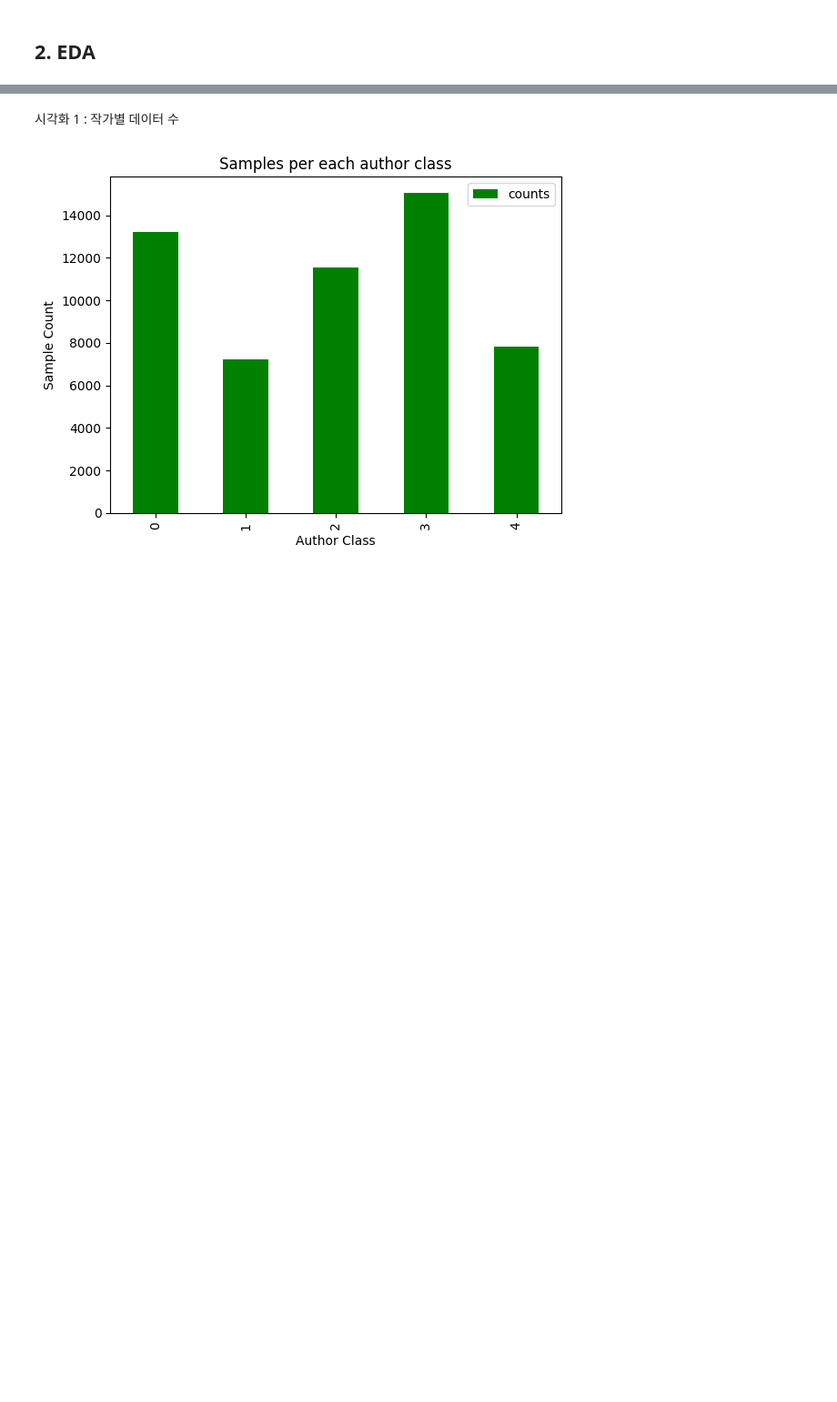
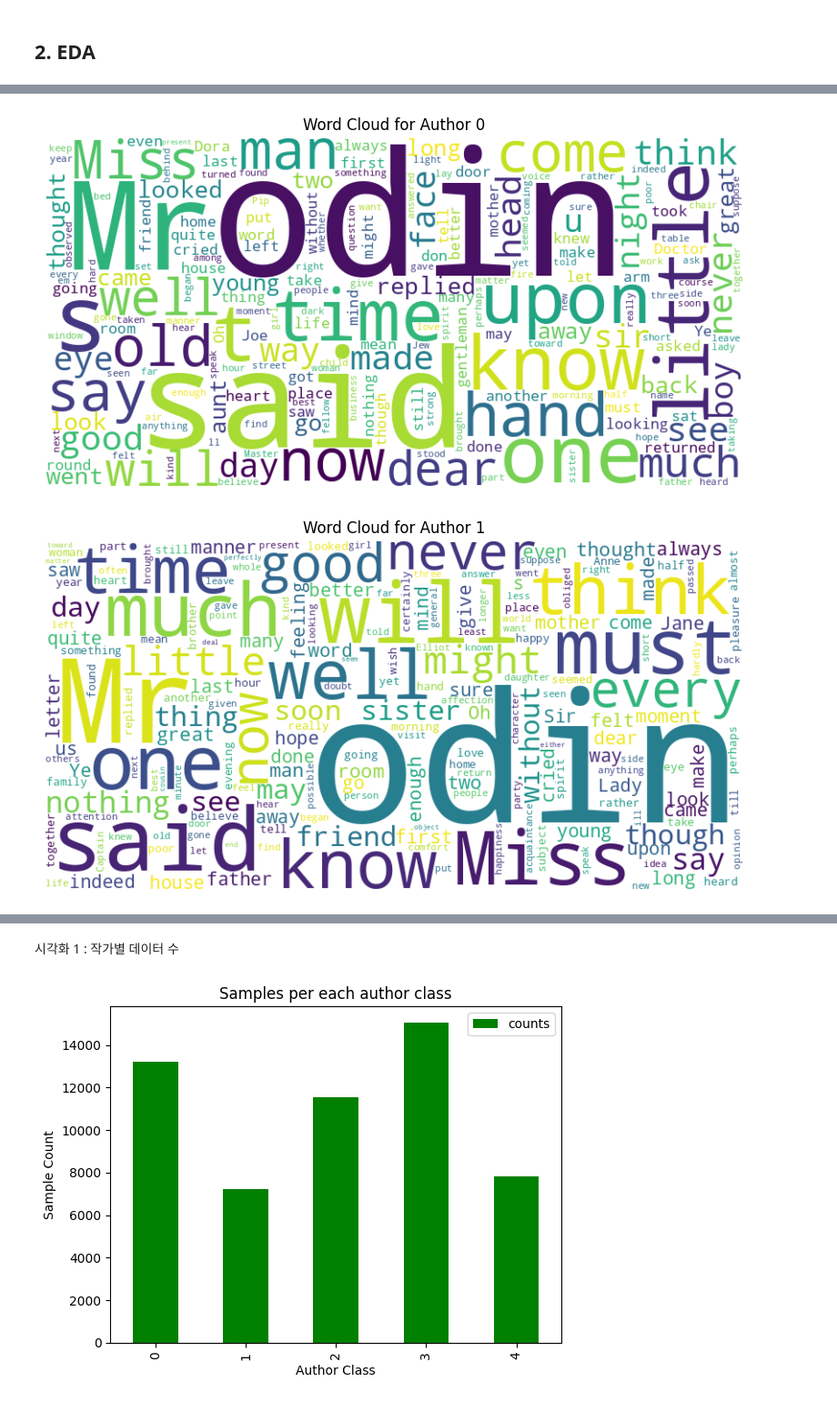
Before and after one commit to yewon-hong-ewha/24-1, a Jupyter notebook: OB_3조_프로젝트2_최종.ipynb, the cells around one changed output, grey strips where cells are left out. Shown at 91% size. Saved outputs shown, nothing was run; the diff lists cells and outputs as text; code cells hidden in the pictures; blank space fills up the shorter version.

```diff
--- a/OB_3조_프로젝트2_최종.ipynb
+++ b/OB_3조_프로젝트2_최종.ipynb
@@ -95,7 +111,7 @@ for name, group in grouped_df:
         print(row["text"])
         cnt += 1
 
-        if cnt == 5:
+        if cnt == 10:
             break
     print("\n")
 # %% [output]
@@ -118,0 +135,24 @@ bustle vestibule, passed along inner lobby, assured already house. rushed drawin
+# %%
+from wordcloud import WordCloud
+import matplotlib.pyplot as plt
+
+# Group DataFrame by author
+grouped = train.groupby('author')
+
+# Generate and plot word cloud for each author group
+for author, group in grouped:
+    # Concatenate text data for the current author group into a single string
+    all_text = ' '.join(group['text'])
+
+    # Generate word cloud for the current author group
+    wordcloud = WordCloud(width=800, height=400, background_color='white', collocations=False, relative_scaling=0.5).generate(all_text)
+
+    # Plot word cloud for the current author group
+    plt.figure(figsize=(10, 5))
+    plt.imshow(wordcloud, interpolation='bilinear')
+    plt.title(f'Word Cloud for Author {author}')
+    plt.axis('off')
+    plt.show()
+# %% [output]
+[figure, added]
+[figure, added]
```
Also changed, not shown: parts of 15 cells of this notebook.
